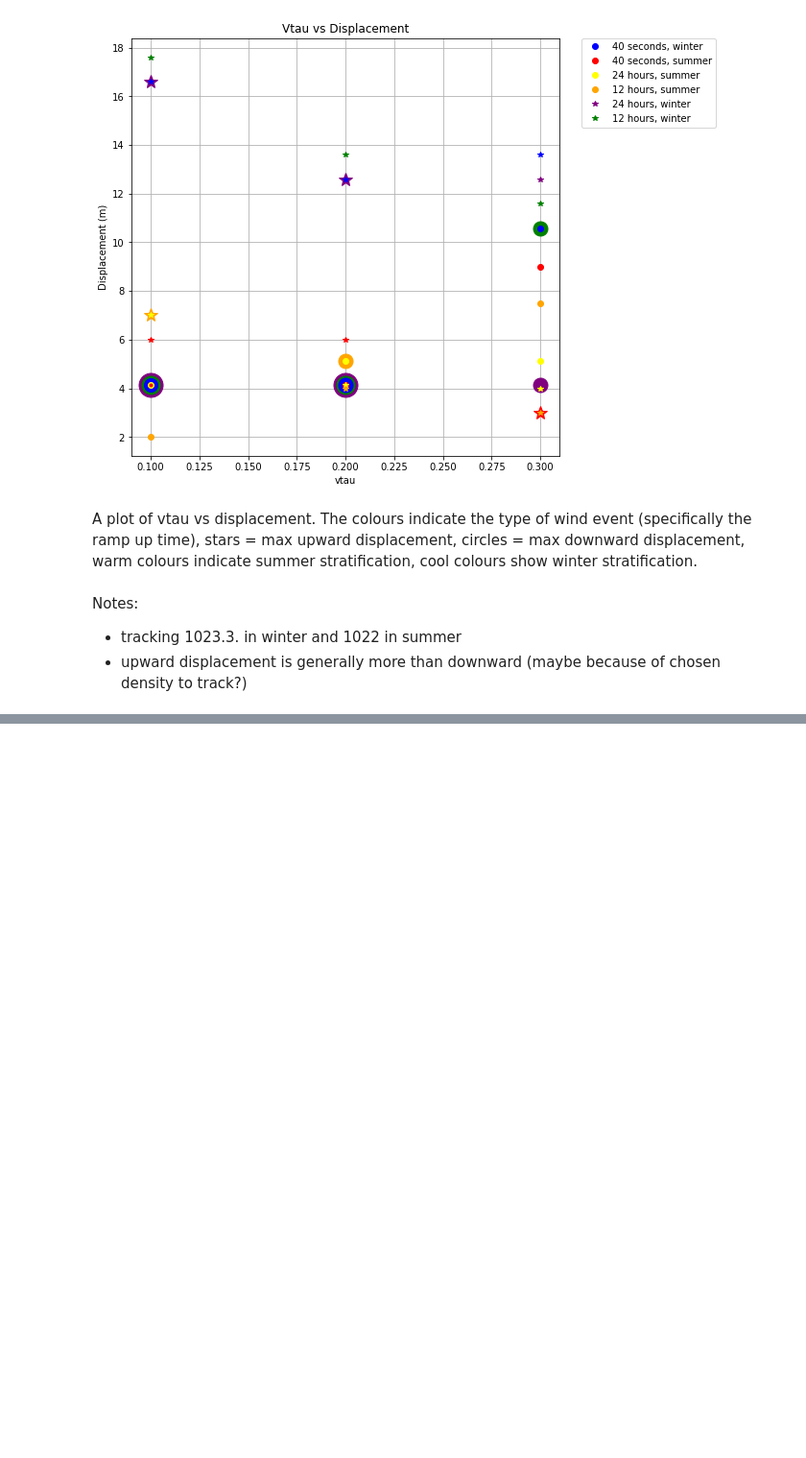
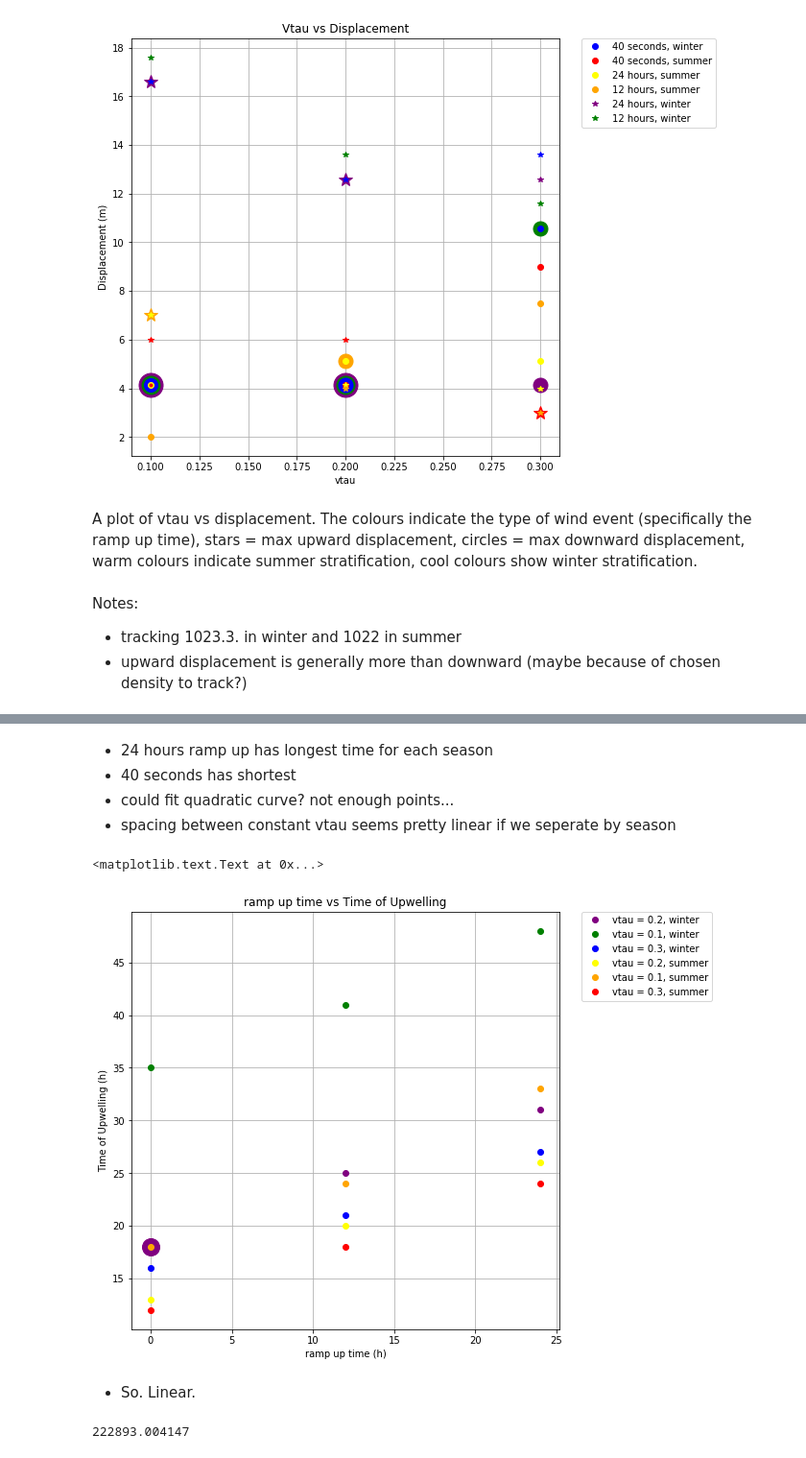
Before and after one commit to SalishSeaCast/analysis-vicky, a Jupyter notebook: notebooks/SalishSeaLake/cross-basin-tilt.ipynb, the cells around one changed output, grey strips where cells are left out. Shown at 96% size. Saved outputs shown, nothing was run; the diff lists cells and outputs as text; code cells hidden in the pictures; blank space fills up the shorter version.

```diff
--- a/notebooks/SalishSeaLake/cross-basin-tilt.ipynb
+++ b/notebooks/SalishSeaLake/cross-basin-tilt.ipynb
@@ -654,0 +683,35 @@ Notes:
+# %% [markdown]
+* 24 hours ramp up has longest time for each season
+* 40 seconds has shortest
+* could fit quadratic curve? not enough points...
+* spacing between constant vtau seems pretty linear if we seperate by season
+# %%
+fig, ax = plt.subplots(figsize = (8,8))
+ax.set_ylabel('Time of Upwelling (h)')
+ax.set_xlabel('ramp up time (h)')
+ax.grid('on')
+ax.plot(24,31,'o', color='purple', label = 'vtau = 0.2, winter' )
+ax.plot(12,25,'o', color='purple')
+ax.plot(40/3600,18,'o', color='purple', markersize = 18)
+ax.plot(24,48,'o', color='green', label = 'vtau = 0.1, winter')
+ax.plot(12,41,'o', color='green')
+ax.plot(4/360,35,'o', color='green')
+ax.plot(24,27,'o', color='blue')
+ax.plot(12,21,'o', color='blue')
+ax.plot(4/360,16,'o', color='blue', label = 'vtau = 0.3, winter')
+ax.plot(24,26,'o', color='yellow' , label = 'vtau = 0.2, summer')
+ax.plot(12,20,'o', color='yellow')
+ax.plot(4/360,13,'o', color='yellow')
+ax.plot(24,33,'o', color='orange')
+ax.plot(12,24,'o', color='orange')
+ax.plot(4/360,18,'o', color='orange', label = 'vtau = 0.1, summer')
+ax.plot(24,24,'o', color='red', label = 'vtau = 0.3, summer')
+ax.plot(12,18,'o', color='red')
+ax.plot(4/360,12,'o', color='red')
+plt.legend(bbox_to_anchor=(1.05, 1), loc=2, borderaxespad=0.)
+plt.title('ramp up time vs Time of Upwelling')
+# %% [output]
+<matplotlib.text.Text at 0x...>
+[figure, added]
+# %% [markdown]
+* So. Linear.
@@ -654,0 +722,18 @@ Notes:
+# %%
+U24W = nc.Dataset('/ocean/vdo/MEOPAR/completed-runs/SalishSeaLake/72UW0.3/SalishSea_1h_20170101_20170105_grid_T.nc')
+t=53
+ssh = U24W.variables['sossheig']
+input_vars = {'e3t_0': e3t_0,}
+newgrid = grid_tools.calculate_time_dependent_grid(e3t_0[0,...],
+                                                   lake_meshmask.variables['tmask'][0,...],
+         ssh, input_vars)
+den1 = calc_rho(U24W.variables['vosaline'][t,:,200,68],
+                U24W.variables['votemper'][t,:,200,68],
+                U24W.variables['deptht'][:])
+A = (newgrid['e3t_t'][t,:,200,68] * den1 * 9.8).sum()
+den1 = calc_rho(U24W.variables['vosaline'][t,:,200,136],
+                U24W.variables['votemper'][t,:,200,136],
+                U24W.variables['deptht'][:])
+print(A - (newgrid['e3t_t'][t,:,200,136] * den1 * 9.8).sum())
+# %% [output]
+222893.004147
```
Also changed, not shown: parts of 32 cells of this notebook.
